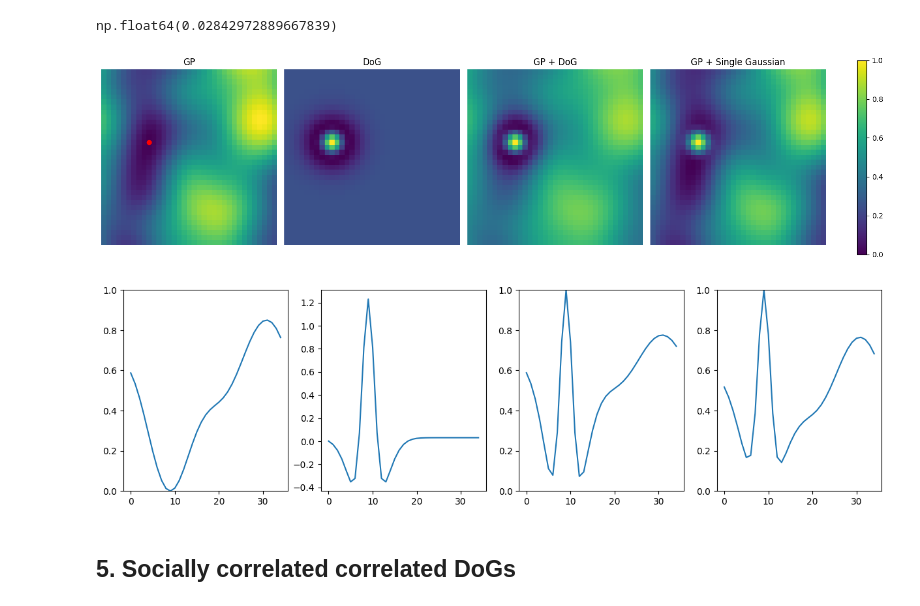
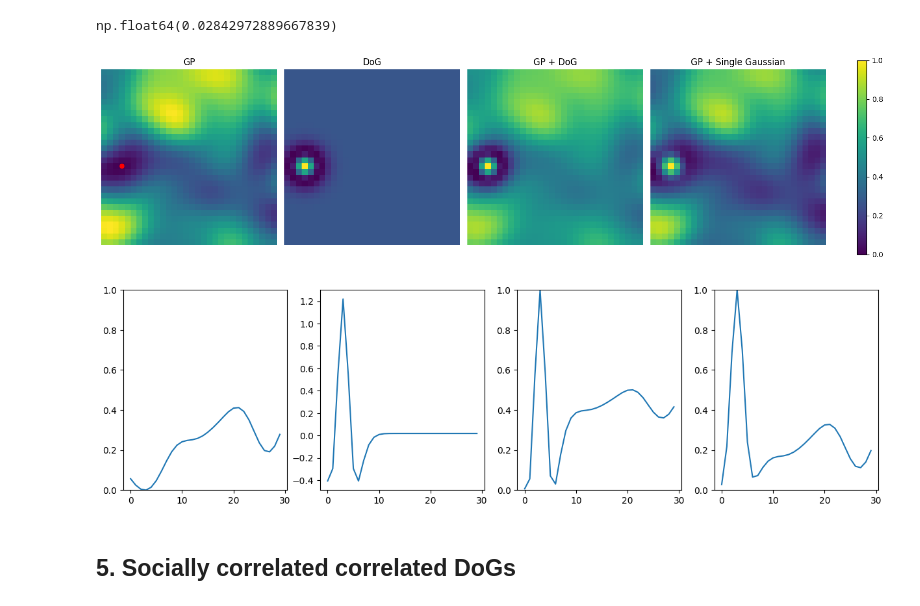
Before and after one commit to vagechirkov/Spatial-MAB-taboo, a Jupyter notebook: reward_landscapes.ipynb, the cells around one changed output. Drawn from its saved outputs; the diff is of its cells as text; code cells hidden in the pictures.

```diff
--- a/reward_landscapes.ipynb
+++ b/reward_landscapes.ipynb
@@ -107,36 +104,39 @@ dog_rbf[35,25]
 [figure]
 np.float64(0.02842972889667839)
 # %%
-rng = None # np.random.default_rng(42)
-grid_size = 35
+rng = np.random.default_rng(24)
+grid_size = 30
 
-mix, gp, dog, min_coords = make_correlated_dog(
+mix, gp, dog, (min_coords) = make_correlated_dog(
     rng,
     grid_size=grid_size,
-    length_scale=grid_size / 5
+    length_scale=4.5,
+    lambda_outer=2.25,
+    lambda_inner=1.125,
 )
+row, col = min_coords
 
 # Generate single Gaussian at minimum of GP
 single_gauss = rbf(grid_size=grid_size, length_scale=grid_size/25, center=min_coords) * 1.1
 gp_gauss = _min_max(gp + single_gauss)
 
 # Plot mixed landscape
 fig, ax = plot_reward_grids(np.array([gp, dog, mix, gp_gauss]), titles=['GP', 'DoG', 'GP + DoG', 'GP + Single Gaussian'])
-ax[0].plot(min_coords[0], min_coords[1], 'ro')
+ax[0].plot(col, row, 'ro')
 plt.show()
 
 _, ax = plt.subplots(1, 4, figsize=(15, 4))
-ax[0].plot(gp[min_coords[1],:])
-ax[1].plot(dog[min_coords[1],:])
-ax[2].plot(mix[min_coords[1],:])
-ax[3].plot(gp_gauss[min_coords[1],:])
+ax[0].plot(gp[row,:])
+ax[1].plot(dog[row,:])
+ax[2].plot(mix[row,:])
+ax[3].plot(gp_gauss[row,:])
 ax[0].set_ylim(0, 1)
 ax[2].set_ylim(0, 1)
 ax[3].set_ylim(0, 1)
 plt.show()
 # %% [output]
-[figure, old version]
+[figure, new version]
-[figure, old version]
+[figure, new version]
 # %% [markdown]
 ## 5. Socially correlated correlated DoGs
 # %%
```
Also changed, not shown: parts of 1 cell of this notebook.
